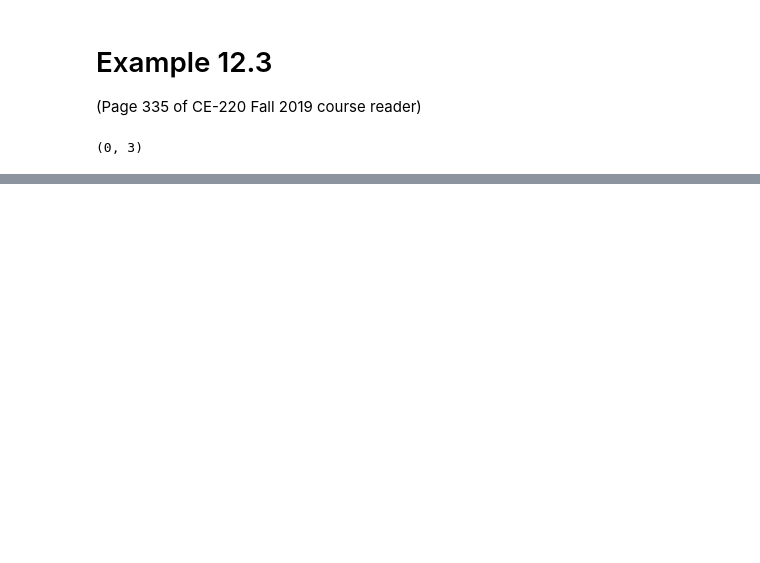
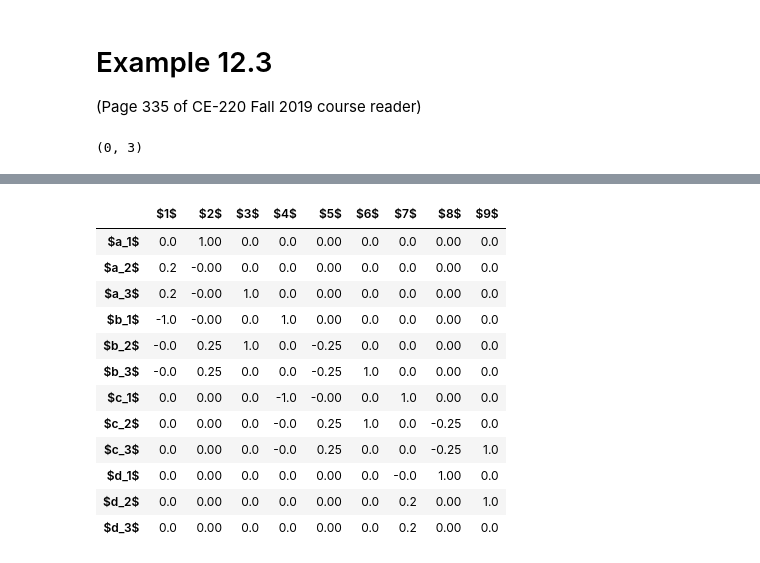
Before and after one commit to claudioperez/anabel, a Jupyter notebook: examples/structuralAnalysis/220_Ex12_3.ipynb, the cells around one changed output, grey strips where cells are left out. Cells and saved outputs as stored; diff of their text form; code cells hidden in the pictures; blank space fills up the shorter version.

```diff
--- a/examples/structuralAnalysis/220_Ex12_3.ipynb
+++ b/examples/structuralAnalysis/220_Ex12_3.ipynb
@@ -57,3 +40,20 @@ c.Qp['+']['3'] = c.Qp['-']['3'] = Qp_g
+# %%
+A = em.A_matrix(mdl)
+A.c
+# %% [output]
+|  | $1$ | $2$ | $3$ | $4$ | $5$ | $6$ | $7$ | $8$ | $9$ |
+| $a_1$ | 0.0 | 1.00 | 0.0 | 0.0 | 0.00 | 0.0 | 0.0 | 0.00 | 0.0 |
+| $a_2$ | 0.2 | -0.00 | 0.0 | 0.0 | 0.00 | 0.0 | 0.0 | 0.00 | 0.0 |
+| $a_3$ | 0.2 | -0.00 | 1.0 | 0.0 | 0.00 | 0.0 | 0.0 | 0.00 | 0.0 |
+| $b_1$ | -1.0 | -0.00 | 0.0 | 1.0 | 0.00 | 0.0 | 0.0 | 0.00 | 0.0 |
+| $b_2$ | -0.0 | 0.25 | 1.0 | 0.0 | -0.25 | 0.0 | 0.0 | 0.00 | 0.0 |
+| $b_3$ | -0.0 | 0.25 | 0.0 | 0.0 | -0.25 | 1.0 | 0.0 | 0.00 | 0.0 |
+| $c_1$ | 0.0 | 0.00 | 0.0 | -1.0 | -0.00 | 0.0 | 1.0 | 0.00 | 0.0 |
+| $c_2$ | 0.0 | 0.00 | 0.0 | -0.0 | 0.25 | 1.0 | 0.0 | -0.25 | 0.0 |
+| $c_3$ | 0.0 | 0.00 | 0.0 | -0.0 | 0.25 | 0.0 | 0.0 | -0.25 | 1.0 |
+| $d_1$ | 0.0 | 0.00 | 0.0 | 0.0 | 0.00 | 0.0 | -0.0 | 1.00 | 0.0 |
+| $d_2$ | 0.0 | 0.00 | 0.0 | 0.0 | 0.00 | 0.0 | 0.2 | 0.00 | 1.0 |
+| $d_3$ | 0.0 | 0.00 | 0.0 | 0.0 | 0.00 | 0.0 | 0.2 | 0.00 | 0.0 |
 # %%
 var = em.analysis.setupPlasticAnalysis_wLBT(mdl)
 # %%
```
Also changed, not shown: parts of 3 cells of this notebook, 2 other files.
